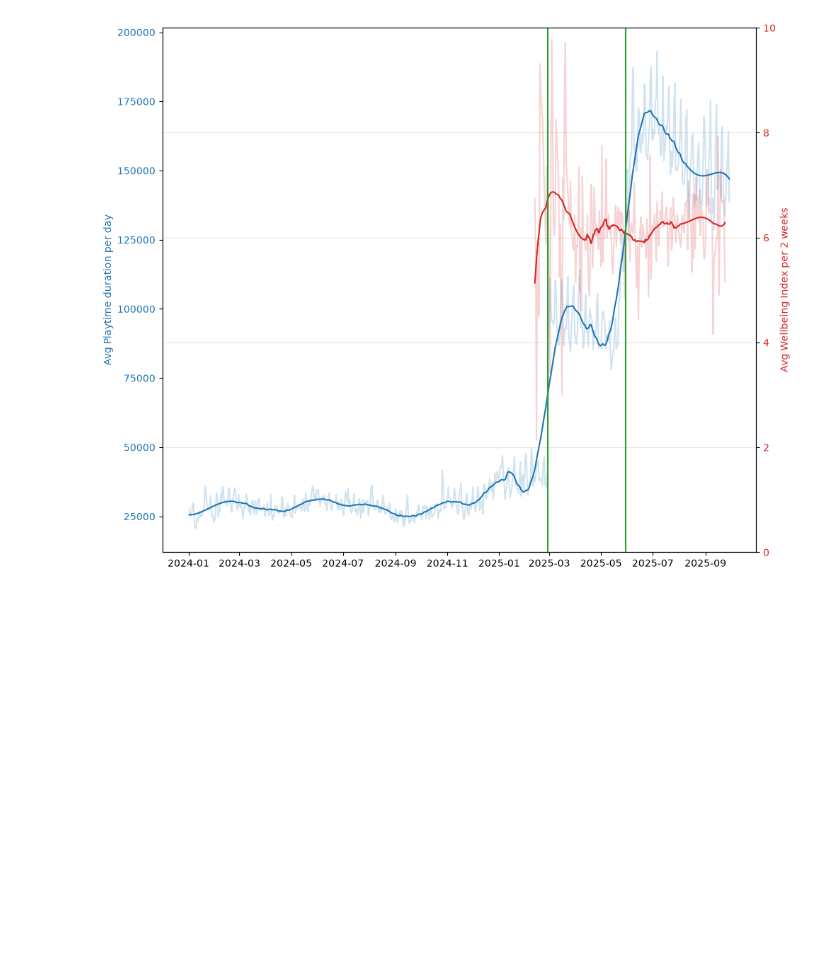
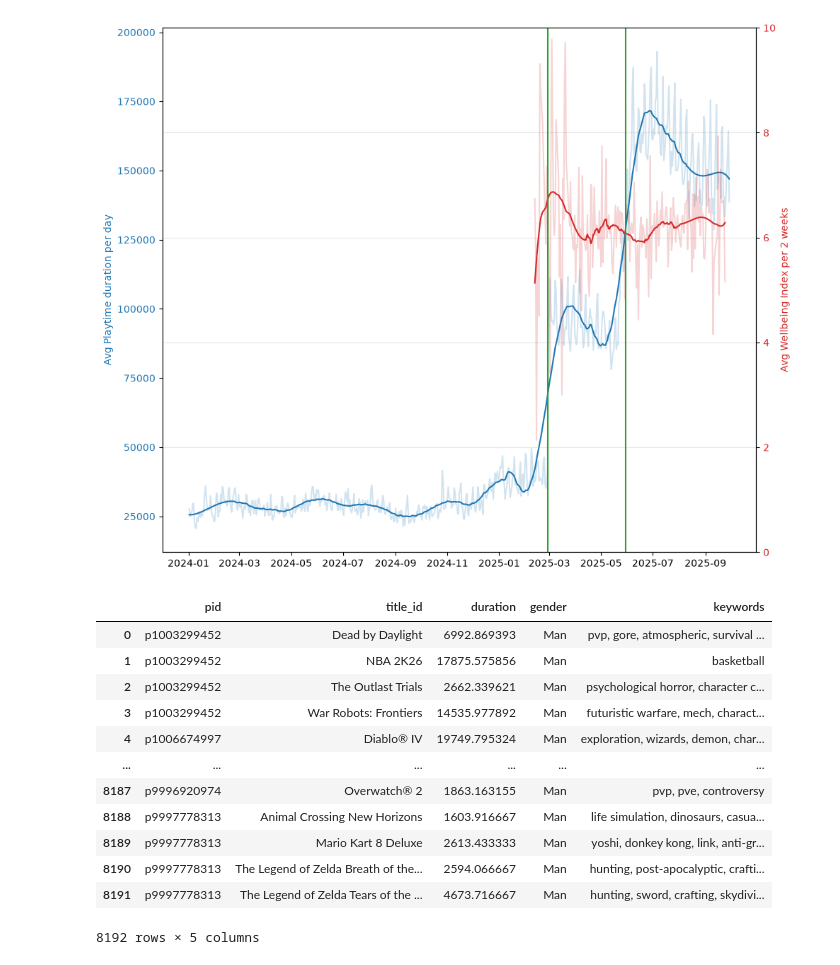
Before and after one commit to jinalpawar/Open_Play_Analysis, a Jupyter notebook: eda-jinal.ipynb, the cells around one changed output. Cells and saved outputs as stored; diff of their text form; code cells hidden in the pictures; blank space fills up the shorter version.

```diff
--- a/eda-jinal.ipynb
+++ b/eda-jinal.ipynb
@@ -491,3 +492,26 @@ plt.show()
 # minutes on y change to hours
 # %% [output]
 [figure]
+# %%
+game_keywords = game_metadata[["original_name", "keywords"]].set_index("original_name").to_dict(orient="dict")
+per_pid = pd.DataFrame(gaming_logs.groupby(["pid", "title_id"], as_index=False).duration.sum())
+per_pid = per_pid[per_pid.duration > 1000]
+per_pid["gender"] = per_pid.pid.apply(lambda pid: user_info[pid]["gender"])
+per_pid["keywords"] = per_pid.title_id.apply(lambda title: game_keywords["keywords"].get(title, 0))
+per_pid = per_pid[per_pid.keywords.notna() == True]
+per_pid = per_pid[per_pid.gender.isin(["Man", "Woman", "Non-binary"]) == True].reset_index(drop=True)
+per_pid
+# %% [output]
+|  | pid | title_id | duration | gender | keywords |
+| 0 | p1003299452 | Dead by Daylight | 6992.869393 | Man | pvp, gore, atmospheric, survival ... |
+| 1 | p1003299452 | NBA 2K26 | 17875.575856 | Man | basketball |
+| 2 | p1003299452 | The Outlast Trials | 2662.339621 | Man | psychological horror, character c... |
+| 3 | p1003299452 | War Robots: Frontiers | 14535.977892 | Man | futuristic warfare, mech, charact... |
+| 4 | p1006674997 | Diablo® IV | 19749.795324 | Man | exploration, wizards, demon, char... |
+| ... | ... | ... | ... | ... | ... |
+| 8187 | p9996920974 | Overwatch® 2 | 1863.163155 | Man | pvp, pve, controversy |
+| 8188 | p9997778313 | Animal Crossing New Horizons | 1603.916667 | Man | life simulation, dinosaurs, casua... |
+| 8189 | p9997778313 | Mario Kart 8 Deluxe | 2613.433333 | Man | yoshi, donkey kong, link, anti-gr... |
+| 8190 | p9997778313 | The Legend of Zelda Breath of the... | 2594.066667 | Man | hunting, post-apocalyptic, crafti... |
+| 8191 | p9997778313 | The Legend of Zelda Tears of the ... | 4673.716667 | Man | hunting, sword, crafting, skydivi... |
+8192 rows × 5 columns
```
Also changed, not shown: parts of 18 cells of this notebook, 6 other files.
